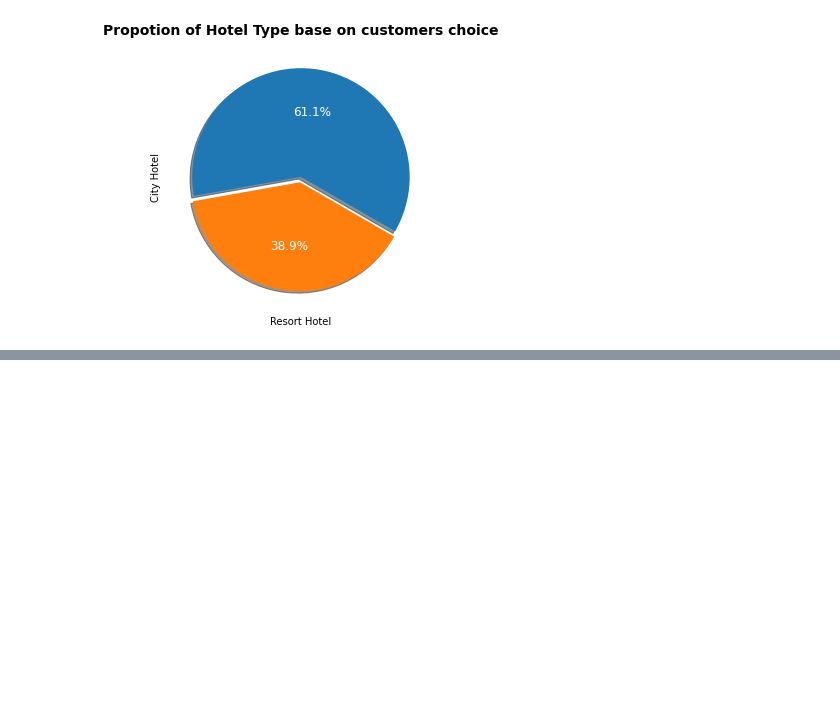
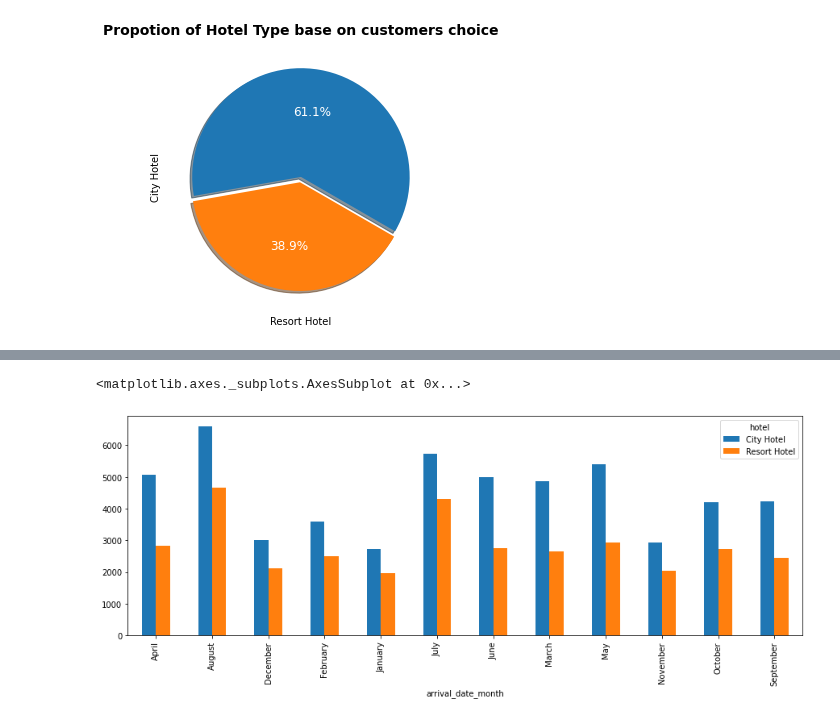
Before and after one commit to sarathsoman14/sarathsoman14-Hotel-Booking-Exploratory-Data-Analysis-EDA-, a Jupyter notebook: Hotel_Booking_Exploratory_Data_Analysis_Capstone_Project.ipynb, the cells around one changed output, grey strips where cells are left out. Saved outputs shown, nothing was run; the diff lists cells and outputs as text; code cells hidden in the pictures; blank space fills up the shorter version.

```diff
--- a/Hotel_Booking_Exploratory_Data_Analysis_Capstone_Project.ipynb
+++ b/Hotel_Booking_Exploratory_Data_Analysis_Capstone_Project.ipynb
@@ -261,3 +261,7 @@ Text(0, 0.5, 'City Hotel')
 [figure]
 # %%
 # City hotel hold 61.1% customers
+# %%
+# Which month had peak booking and least booking?
+peak_booking_month=hotel_df.groupby(['arrival_date_month','hotel'])['hotel'].count().unstack()
+peak_booking_month
@@ -263,0 +283,7 @@ Text(0, 0.5, 'City Hotel')
+# %%
+# Visulaization
+plt.rcParams['figure.figsize'] = (15, 5)
+peak_booking_month.plot(kind='bar')
+# %% [output]
+<matplotlib.axes._subplots.AxesSubplot at 0x...>
+[figure, added]
```
Also changed, not shown: parts of 34 cells of this notebook.
